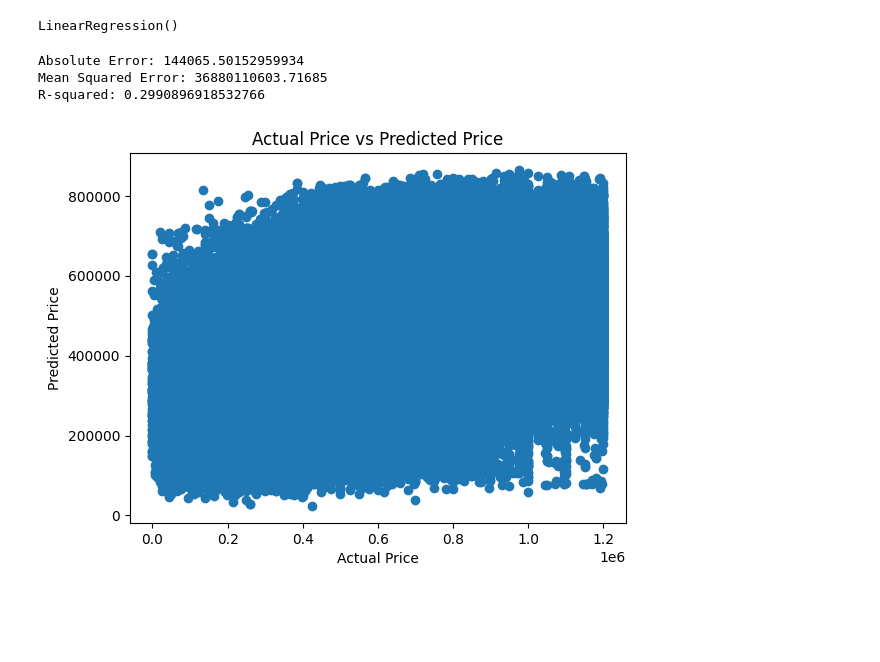
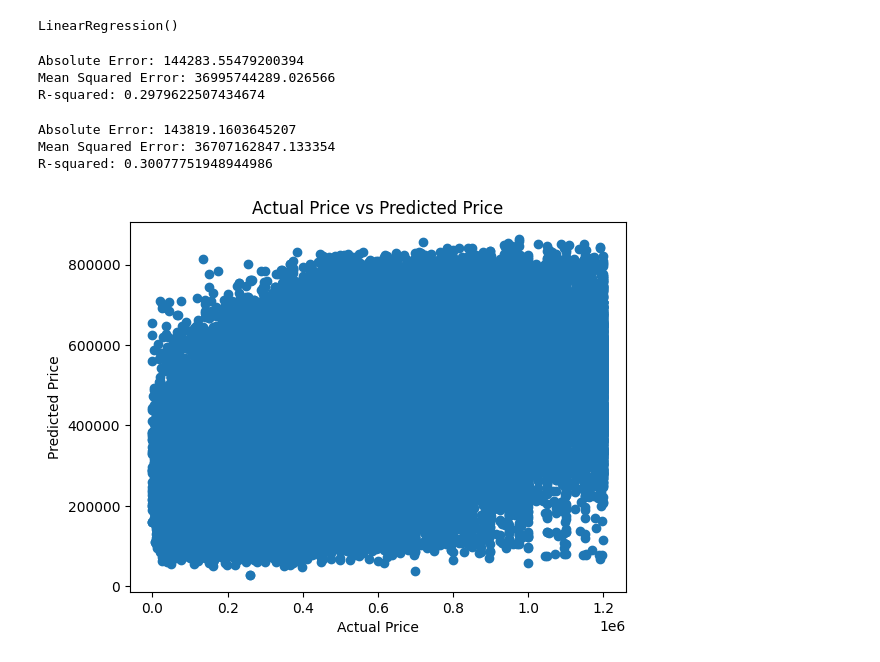
Before and after one commit to zwblank/Project_4, a Jupyter notebook: linear_regression.ipynb, the cells around one changed output. Saved outputs shown, nothing was run; the diff lists cells and outputs as text; code cells hidden in the pictures; blank space fills up the shorter version.

```diff
--- a/linear_regression.ipynb
+++ b/linear_regression.ipynb
@@ -119,9 +126,13 @@ rslt_df.head()
 # Set the features and the target
 X2 = rslt_df.iloc[:,0:5].values
 y2 = rslt_df.iloc[:,5].values
+# %%
+# split the data into training and testing sets
+X_train, X_test, y_train, y_test = train_test_split(X2, y2, test_size=0.4, random_state=42)
 # %%
 regr = linear_model.LinearRegression()
-regr.fit(X2, y2)
+#regr.fit(X2, y2)
+regr.fit(X_train, y_train)
 # %% [output]
 LinearRegression()
 # %%
@@ -129,26 +140,43 @@ LinearRegression()
 from sklearn.metrics import mean_squared_error, r2_score, mean_absolute_error, accuracy_score
 
 # Making predictions on the same data or new data
-predictions2 = regr.predict(X2)
+predictions2 = regr.predict(X_train)
 
 # Evaluating the model
-mae2 = mean_absolute_error(y2, predictions2)
+mae2 = mean_absolute_error(y_train, predictions2)
 print(f'Absolute Error: {mae2}')
 
-mse2 = mean_squared_error(y2, predictions2)
+mse2 = mean_squared_error(y_train, predictions2)
 print(f'Mean Squared Error: {mse2}')
 
-r22 = r2_score(y2, predictions2)
+r22 = r2_score(y_train, predictions2)
 print(f'R-squared: {r22}')
 # %% [output]
-Absolute Error: 144065.50152959934
-Mean Squared Error: 36880110603.71685
-R-squared: 0.2990896918532766
+Absolute Error: 144283.55479200394
+Mean Squared Error: 36995744289.026566
+R-squared: 0.2979622507434674
+# %%
+# Making predictions on the same data or new data
+predictions3 = regr.predict(X_test)
+
+# Evaluating the model
+mae3 = mean_absolute_error(y_test, predictions3)
+print(f'Absolute Error: {mae3}')
+
+mse3 = mean_squared_error(y_test, predictions3)
+print(f'Mean Squared Error: {mse3}')
+
+r23 = r2_score(y_test, predictions3)
+print(f'R-squared: {r23}')
+# %% [output]
+Absolute Error: 143819.1603645207
+Mean Squared Error: 36707162847.133354
+R-squared: 0.30077751948944986
 # %%
-plt.scatter(y2, predictions2)
+plt.scatter(y_train, predictions2)
 plt.xlabel("Actual Price")
 plt.ylabel("Predicted Price")
 plt.title("Actual Price vs Predicted Price")
 plt.show()
 # %% [output]
-[figure, old version]
+[figure, new version]
```
Also changed, not shown: parts of 4 cells of this notebook.
